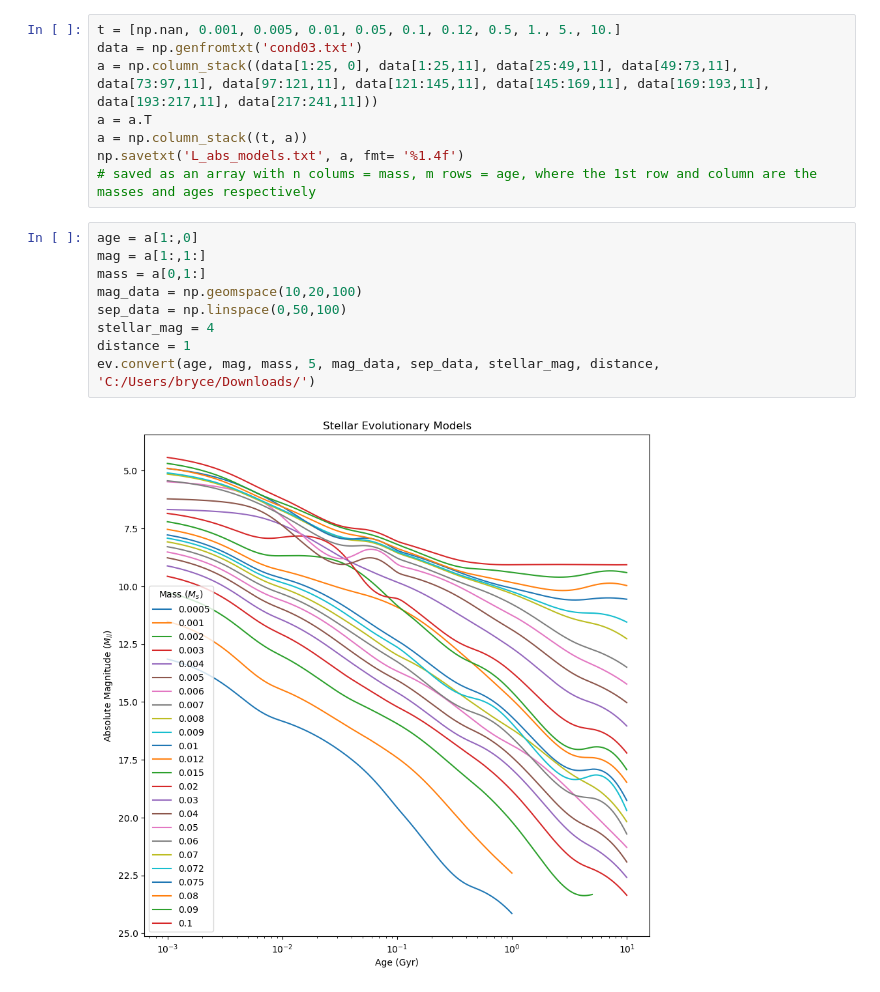
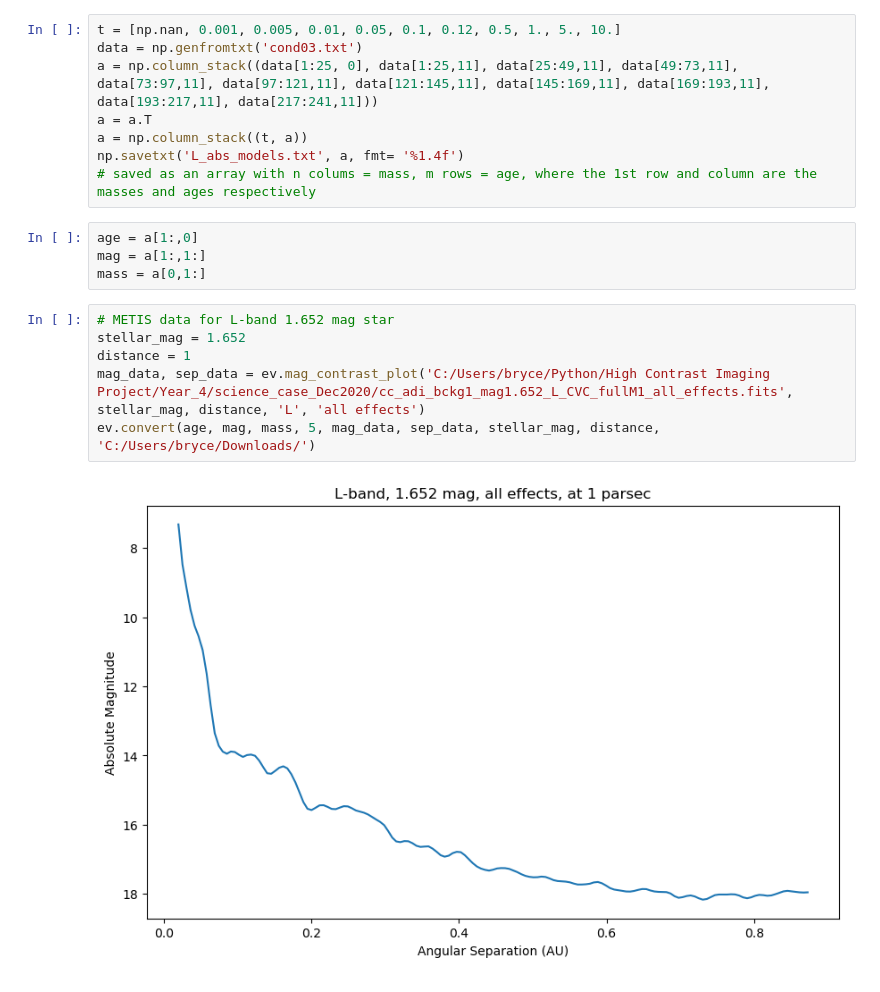
Before and after one commit to BryceDixon/High_Contrast_Imaging, a Jupyter notebook: contrast_curve_converter.ipynb, the cells around one changed output. Drawn from its saved outputs; the diff is of its cells as text.

Commit message:
added function to plot the mag converted contrast

```diff
--- a/contrast_curve_converter.ipynb
+++ b/contrast_curve_converter.ipynb
@@ -10,14 +10,15 @@ a = a.T
 a = np.column_stack((t, a))
 np.savetxt('L_abs_models.txt', a, fmt= '%1.4f')
 # saved as an array with n colums = mass, m rows = age, where the 1st row and column are the masses and ages respectively
+# %%
+age = a[1:,0]
+mag = a[1:,1:]
+mass = a[0,1:]
 # %%
-age = a[1:,0]
-mag = a[1:,1:]
-mass = a[0,1:]
-mag_data = np.geomspace(10,20,100)
-sep_data = np.linspace(0,50,100)
-stellar_mag = 4
+# METIS data for L-band 1.652 mag star
+stellar_mag = 1.652
 distance = 1
+mag_data, sep_data = ev.mag_contrast_plot('C:/Users/bryce/Python/High Contrast Imaging Project/Year_4/science_case_Dec2020/cc_adi_bckg1_mag1.652_L_CVC_fullM1_all_effects.fits', stellar_mag, distance, 'L', 'all effects')
 ev.convert(age, mag, mass, 5, mag_data, sep_data, stellar_mag, distance, 'C:/Users/bryce/Downloads/')
 # %% [output]
-[figure, old version]
+[figure, new version]
```
Also changed, not shown: parts of 3 cells of this notebook, 1 other file.
